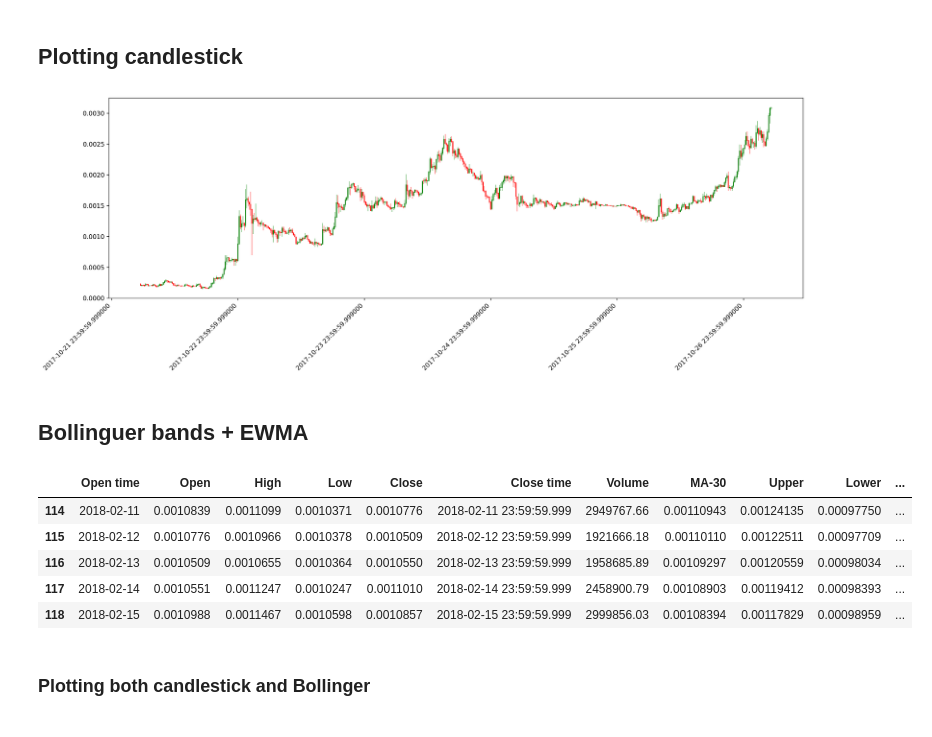
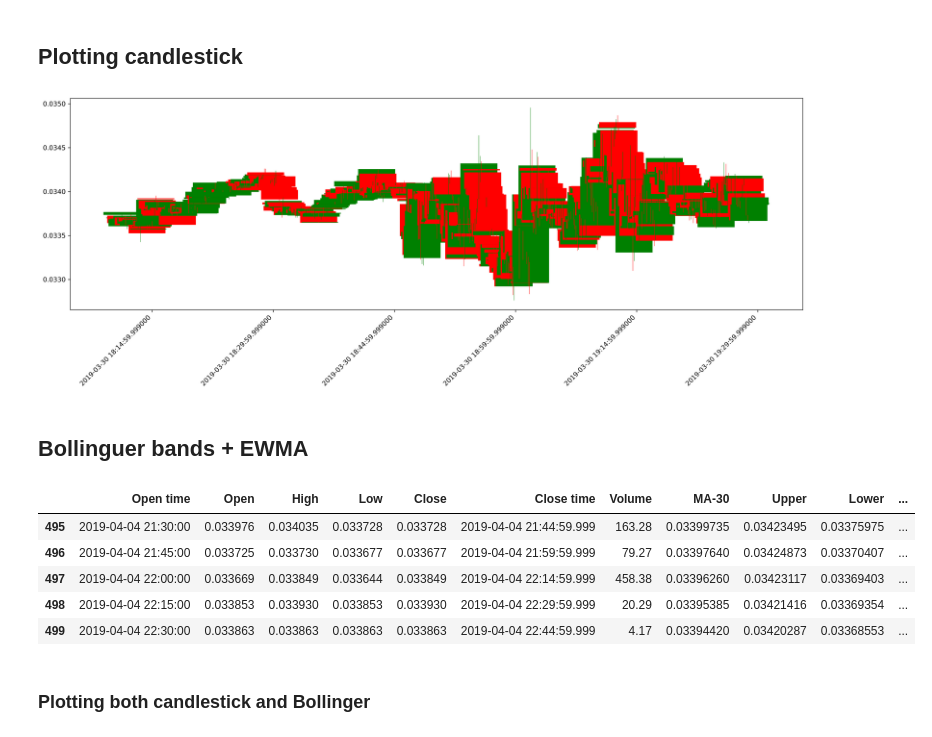
Before and after one commit to carkod/algobin-notebook, a Jupyter notebook: research/Bollinguer Bands Algorithm.ipynb, the cells around one changed output. Saved outputs shown, nothing was run; the diff lists cells and outputs as text; code cells hidden in the pictures.

```diff
--- a/research/Bollinguer Bands Algorithm.ipynb
+++ b/research/Bollinguer Bands Algorithm.ipynb
@@ -24,7 +24,7 @@ import matplotlib.dates as mdates
 base = 'https://api.binance.com'
 ticker24 = '/api/v1/ticker/24hr'
 candlestick = '/api/v1/klines'
-params = '?symbol=BNBBTC&interval=1d'
+params = '?symbol=ETCETH&interval=15m'
 # for Bollinger bands 20 day
 bb_params = '?symbol=BTTBNB&interval=12h'
 httpRes = r.urlopen(base + candlestick + params)
@@ -79,31 +79,31 @@ ax.xaxis.set_major_formatter(mdates.DateFormatter('%y-%m-%d %H:%M'))
 ax.set_xticklabels(ohlc_df['Close time'],rotation=45, horizontalalignment='right')
 plt.show()
 # %% [output]
-[figure, old version]
+[figure, new version]
 # %% [markdown]
 ## Bollinguer bands + EWMA
 # %%
 # adding data
 pd.options.mode.chained_assignment = None
 ohlc_df['MA-30'] = pd.Series(ohlc_df['Close'].rolling(window=20).mean(), index=ohlc_df.index)
 ohlc_df['Upper'] = pd.Series(ohlc_df['MA-30'] + 2*ohlc_df['Close'].rolling(window=20).std(), index=ohlc_df.index)
 ohlc_df['Lower'] = pd.Series(ohlc_df['MA-30'] - 2*ohlc_df['Close'].rolling(window=20).std(), index=ohlc_df.index)
 
 # signal line for MACD
 ohlc_df['EWMA6'] = pd.Series(ohlc_df['Close'].ewm(span=6).mean(),  index=ohlc_df.index)
 # Add Exponential Weighted MA
 ohlc_df['EWMA12'] = pd.Series(ohlc_df['Close'].ewm(span=12).mean(),  index=ohlc_df.index)
 ohlc_df['EWMA26'] = pd.Series(ohlc_df['Close'].ewm(span=26).mean(),  index=ohlc_df.index)
 ohlc_df['MACD']= pd.Series(ohlc_df['EWMA26'] - ohlc_df['EWMA12'])
 ohlc_df.dropna(inplace=True)
-ohlc_df.head()
+ohlc_df.tail()
 # %% [output]
 |  | Open time | Open | High | Low | Close | Close time | Volume | MA-30 | Upper | Lower | ... |
-| 114 | 2018-02-11 | 0.0010839 | 0.0011099 | 0.0010371 | 0.0010776 | 2018-02-11 23:59:59.999 | 2949767.66 | 0.00110943 | 0.00124135 | 0.00097750 | ... |
-| 115 | 2018-02-12 | 0.0010776 | 0.0010966 | 0.0010378 | 0.0010509 | 2018-02-12 23:59:59.999 | 1921666.18 | 0.00110110 | 0.00122511 | 0.00097709 | ... |
-| 116 | 2018-02-13 | 0.0010509 | 0.0010655 | 0.0010364 | 0.0010550 | 2018-02-13 23:59:59.999 | 1958685.89 | 0.00109297 | 0.00120559 | 0.00098034 | ... |
-| 117 | 2018-02-14 | 0.0010551 | 0.0011247 | 0.0010247 | 0.0011010 | 2018-02-14 23:59:59.999 | 2458900.79 | 0.00108903 | 0.00119412 | 0.00098393 | ... |
-| 118 | 2018-02-15 | 0.0010988 | 0.0011467 | 0.0010598 | 0.0010857 | 2018-02-15 23:59:59.999 | 2999856.03 | 0.00108394 | 0.00117829 | 0.00098959 | ... |
+| 495 | 2019-04-04 21:30:00 | 0.033976 | 0.034035 | 0.033728 | 0.033728 | 2019-04-04 21:44:59.999 | 163.28 | 0.03399735 | 0.03423495 | 0.03375975 | ... |
+| 496 | 2019-04-04 21:45:00 | 0.033725 | 0.033730 | 0.033677 | 0.033677 | 2019-04-04 21:59:59.999 | 79.27 | 0.03397640 | 0.03424873 | 0.03370407 | ... |
+| 497 | 2019-04-04 22:00:00 | 0.033669 | 0.033849 | 0.033644 | 0.033849 | 2019-04-04 22:14:59.999 | 458.38 | 0.03396260 | 0.03423117 | 0.03369403 | ... |
+| 498 | 2019-04-04 22:15:00 | 0.033853 | 0.033930 | 0.033853 | 0.033930 | 2019-04-04 22:29:59.999 | 20.29 | 0.03395385 | 0.03421416 | 0.03369354 | ... |
+| 499 | 2019-04-04 22:30:00 | 0.033863 | 0.033863 | 0.033863 | 0.033863 | 2019-04-04 22:44:59.999 | 4.17 | 0.03394420 | 0.03420287 | 0.03368553 | ... |
 # %% [markdown]
 ### Plotting both candlestick and Bollinger
 # %%
```
Also changed, not shown: parts of 2 cells of this notebook, 2 other files.
